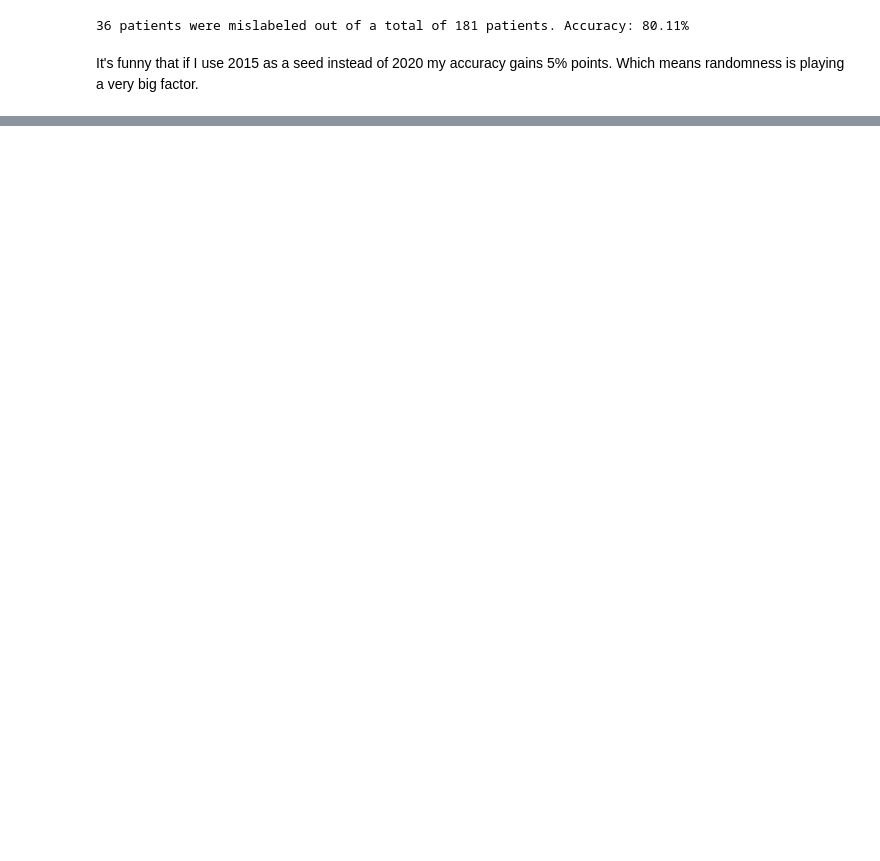
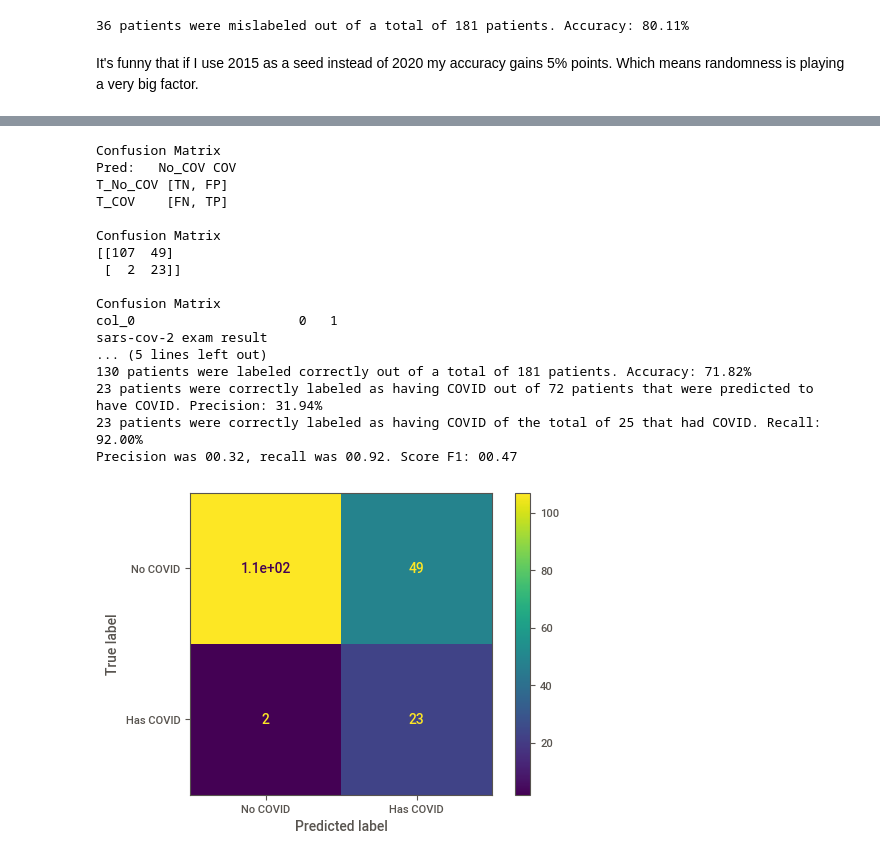
Before and after one commit to vinicius111andrade/kunumi_42sp_workshop, a Jupyter notebook: vde_melo_Covid_42_KUNUMI_Einstein.ipynb, the cells around one changed output, grey strips where cells are left out. Cells and saved outputs as stored; diff of their text form; code cells hidden in the pictures; blank space fills up the shorter version.

```diff
--- a/vde_melo_Covid_42_KUNUMI_Einstein.ipynb
+++ b/vde_melo_Covid_42_KUNUMI_Einstein.ipynb
@@ -817,0 +1125,6 @@ ValueError: ignored
+# %%
+#Applies model without messing with how it decides
+prediction_test = logReg.predict(X_test_norm)
+
+#Calling score_model
+score_model(y_test, prediction_test)
@@ -817,0 +1269,6 @@ ValueError: ignored
+# %%
+import sklearn.metrics as metr
+
+def pretty_confusion_matrix(y_test, prediction_test):
+  pretty_matrix = metr.confusion_matrix(y_test, prediction_test)
+  metr.ConfusionMatrixDisplay(pretty_matrix, ["No COVID", "Has COVID"]).plot()
@@ -817,0 +1281,50 @@ ValueError: ignored
+# %%
+# Separating X and y, X are the features to make the prediction, y is the target, or the classification values
+X = df_base[selected_col]
+y = df_base['sars-cov-2 exam result']
+X_train, X_test, y_train, y_test = train_test_split(X, y, test_size=0.3, random_state=2020)
+
+#Normalizing the data to -1, 1 intervals. This method returns an array not a DF. So I create a new dataframe. Notice that I normalize train and test idependently, to prevent dataleaks.
+#Fit using X_train and apply it to train and test.
+scaler = RobustScaler().fit(X_train)
+X_train_norm = pd.DataFrame(data=scaler.transform(X_train), columns=X_train.columns)
+X_test_norm = pd.DataFrame(data=scaler.transform(X_test), columns=X_test.columns)
+
+#Create an instance of the function
+logReg = LogisticRegression()
+
+#Generates the model
+logReg.fit(
+    X_train_norm.values, y_train
+)
+
+#Applies model to X_test to generate predictions. Now I will define a boundry to change how the classification is done. To do that I will analize the probabilities
+min_prob_to_classify_positive = 0.10
+
+#I only want the column that has the probability of the pacient having COVID, so I used [:,1]. Used print(logReg.classes_) to determine if it was [:,0] or [:,1]
+prob_to_be_positive = logReg.predict_proba(X_test_norm)[:,1]
+predictions_test = np.where(prob_to_be_positive > min_prob_to_classify_positive, 1, 0)
+
+#Calling score_model
+score_model(y_test, predictions_test)
+#Calling pretty confusion matrix
+pretty_confusion_matrix(y_test, predictions_test)
+# %% [output]
+Confusion Matrix
+Pred:   No_COV COV
+T_No_COV [TN, FP]
+T_COV    [FN, TP]
+
+Confusion Matrix
+[[107  49]
+ [  2  23]]
+
+Confusion Matrix
+col_0                     0   1
+sars-cov-2 exam result
+... (5 lines left out)
+130 patients were labeled correctly out of a total of 181 patients. Accuracy: 71.82%
+23 patients were correctly labeled as having COVID out of 72 patients that were predicted to have COVID. Precision: 31.94%
+23 patients were correctly labeled as having COVID of the total of 25 that had COVID. Recall: 92.00%
+Precision was 00.32, recall was 00.92. Score F1: 00.47
+[figure, added]
```
Also changed, not shown: parts of 98 cells of this notebook.
